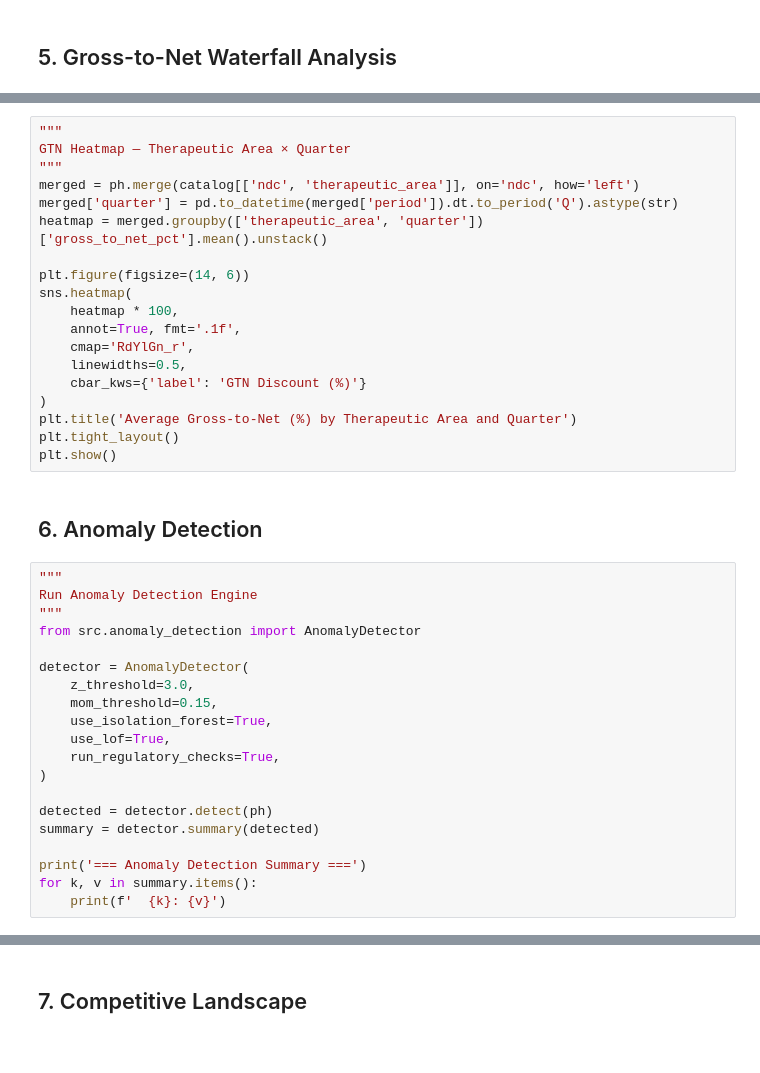
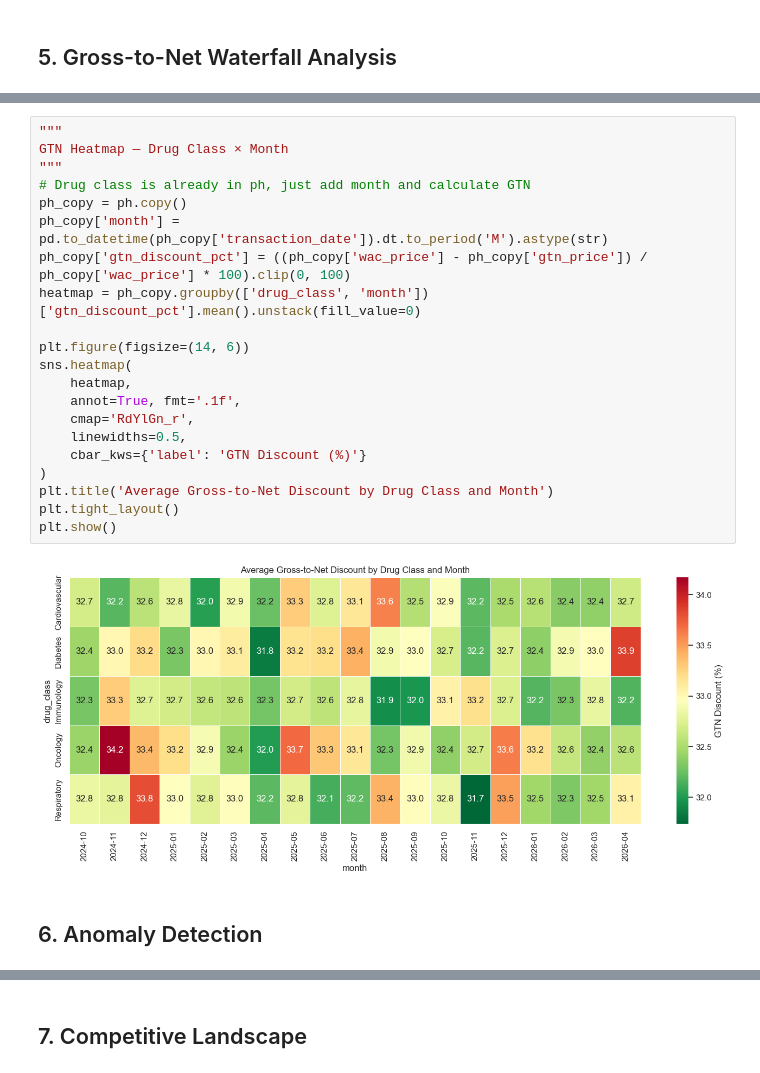
Before and after one commit to anilmedads-hub/pharma-pricing-copilot, a Jupyter notebook: notebooks/eda.ipynb, the cells around one changed output, grey strips where cells are left out. Cells and saved outputs as stored; diff of their text form.

```diff
--- a/notebooks/eda.ipynb
+++ b/notebooks/eda.ipynb
@@ -199,41 +267,25 @@ print(f"Median GTN: {ph['gross_to_net_pct'].median()*100:.1f}%")
 # %%
 """
-GTN Heatmap — Therapeutic Area × Quarter
+GTN Heatmap — Drug Class × Month
 """
-merged = ph.merge(catalog[['ndc', 'therapeutic_area']], on='ndc', how='left')
-merged['quarter'] = pd.to_datetime(merged['period']).dt.to_period('Q').astype(str)
-heatmap = merged.groupby(['therapeutic_area', 'quarter'])['gross_to_net_pct'].mean().unstack()
+# Drug class is already in ph, just add month and calculate GTN
+ph_copy = ph.copy()
+ph_copy['month'] = pd.to_datetime(ph_copy['transaction_date']).dt.to_period('M').astype(str)
+ph_copy['gtn_discount_pct'] = ((ph_copy['wac_price'] - ph_copy['gtn_price']) / ph_copy['wac_price'] * 100).clip(0, 100)
+heatmap = ph_copy.groupby(['drug_class', 'month'])['gtn_discount_pct'].mean().unstack(fill_value=0)
 
 plt.figure(figsize=(14, 6))
 sns.heatmap(
-    heatmap * 100,
+    heatmap,
     annot=True, fmt='.1f',
     cmap='RdYlGn_r',
     linewidths=0.5,
     cbar_kws={'label': 'GTN Discount (%)'}
 )
-plt.title('Average Gross-to-Net (%) by Therapeutic Area and Quarter')
+plt.title('Average Gross-to-Net Discount by Drug Class and Month')
 plt.tight_layout()
 plt.show()
+# %% [output]
+[figure, added]
 # %% [markdown]
 ## 6. Anomaly Detection
-# %%
-"""
-Run Anomaly Detection Engine
-"""
-from src.anomaly_detection import AnomalyDetector
-
-detector = AnomalyDetector(
-    z_threshold=3.0,
-    mom_threshold=0.15,
-    use_isolation_forest=True,
-    use_lof=True,
-    run_regulatory_checks=True,
-)
-
-detected = detector.detect(ph)
-summary = detector.summary(detected)
-
-print('=== Anomaly Detection Summary ===')
-for k, v in summary.items():
-    print(f'  {k}: {v}')
```
Also changed, not shown: parts of 14 cells of this notebook, 3 other files.
